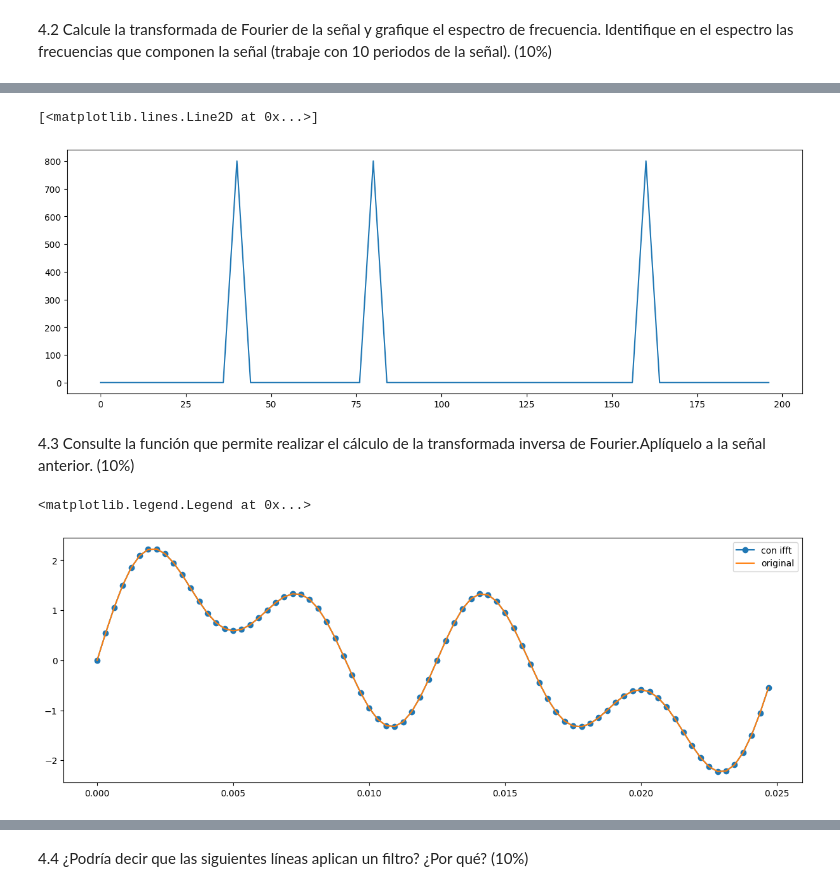
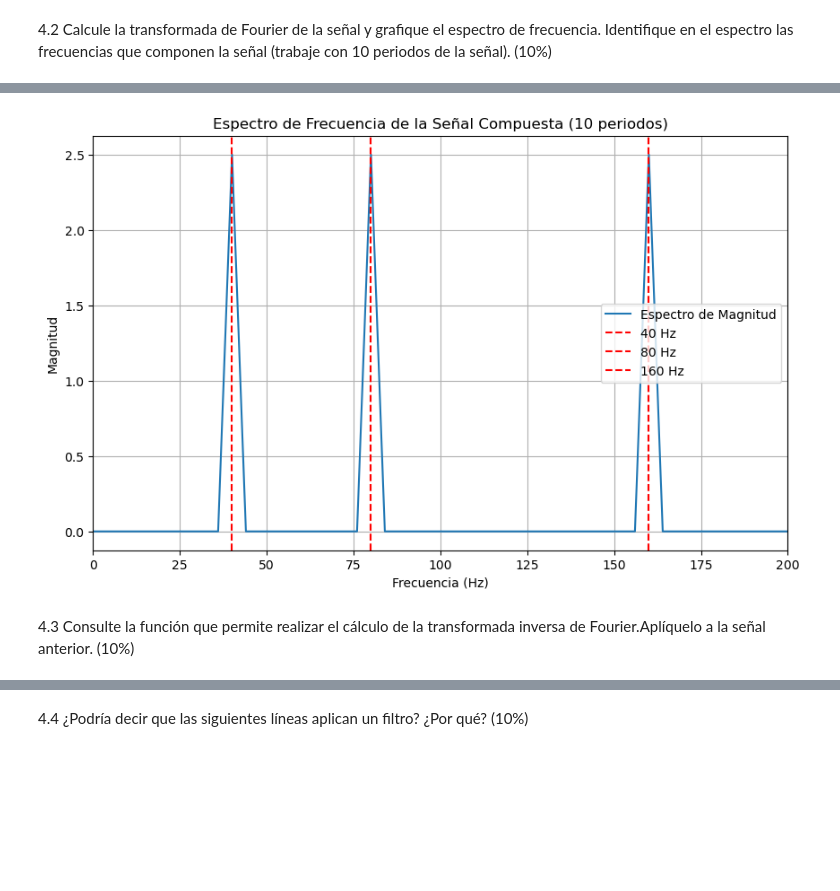
Before and after one commit to LuEnciso21/BIOSENALES24II, a Jupyter notebook: Practica5/P6_AESPECTRAL_LUISAENCISO_JADERCHINGAL.ipynb, the cells around one changed output, grey strips where cells are left out. Cells and saved outputs as stored; diff of their text form; code cells hidden in the pictures; blank space fills up the shorter version.

```diff
--- a/Practica5/P6_AESPECTRAL_LUISAENCISO_JADERCHINGAL.ipynb
+++ b/Practica5/P6_AESPECTRAL_LUISAENCISO_JADERCHINGAL.ipynb
@@ -190,18 +204,39 @@ plt.plot(F,np.abs(Xsenal[0:nyquist]))
-# %%
-#zoom
-plt.figure(figsize=(15,5))
-plt.plot(F[0:50],np.abs(Xsenal[0:nyquist])[0:50])
-# %% [output]
-[<matplotlib.lines.Line2D at 0x...>]
-[figure, removed]
+# %%
+# Generar tiempo para 10 periodos de la frecuencia más baja
+t = np.arange(0,0.025*10,1/Fs)
+x = np.zeros(len(t))  # Inicialización del vector para la suma de señales
+
+# Generar la señal compuesta sumando las componentes sinusoidales
+for frec in Fo:
+    x += A * np.sin(2 * np.pi * frec * t)
+
+# Aplicar la Transformada de Fourier (FFT) a la señal
+X_fft = np.fft.fft(x) / len(x)  # Normalizamos la FFT dividiendo por la longitud de la señal
+frecuencias = np.fft.fftfreq(len(x), T)  # Frecuencias correspondientes
+
+# Tomar solo la parte positiva del espectro
+X_fft_magnitude = np.abs(X_fft[:len(X_fft) // 2])  # Magnitud de la FFT
+frecuencias_positivas = frecuencias[:len(frecuencias) // 2]  # Frecuencias positivas
+
+# Graficar el espectro de frecuencia
+plt.figure(figsize=(10, 6))
+plt.plot(frecuencias_positivas, X_fft_magnitude, label='Espectro de Magnitud')
+
+# Identificar las frecuencias principales (40 Hz, 80 Hz, 160 Hz)
+for frec in Fo:
+    plt.axvline(x=frec, color='r', linestyle='--', label=f'{frec} Hz')
+
+# Ajustes del gráfico
+plt.title('Espectro de Frecuencia de la Señal Compuesta (10 periodos)')
+plt.xlabel('Frecuencia (Hz)')
+plt.ylabel('Magnitud')
+plt.xlim(0, 200)  # Limitar el eje X a 0-200 Hz para enfocarnos en las frecuencias importantes
+plt.grid(True)
+plt.legend()
+
+# Mostrar el gráfico
+plt.show()
+# %% [output]
+[figure, added]
 # %% [markdown]
 4.3 Consulte la función que permite realizar el cálculo de la transformada inversa de Fourier.Aplíquelo a la señal anterior. (10%)
-# %%
-senal_ifft=np.fft.ifft(Xsenal)
-plt.figure(figsize=(15,5))
-plt.plot(time[0:80],np.imag(senal_ifft)[0:80],marker='o',label='con ifft') #1 periodo
-plt.plot(time[0:80],np.imag(senal)[0:80],label='original')
-plt.legend()
-# %% [output]
-<matplotlib.legend.Legend at 0x...>
-[figure, removed]
```
Also changed, not shown: parts of 21 cells of this notebook.
